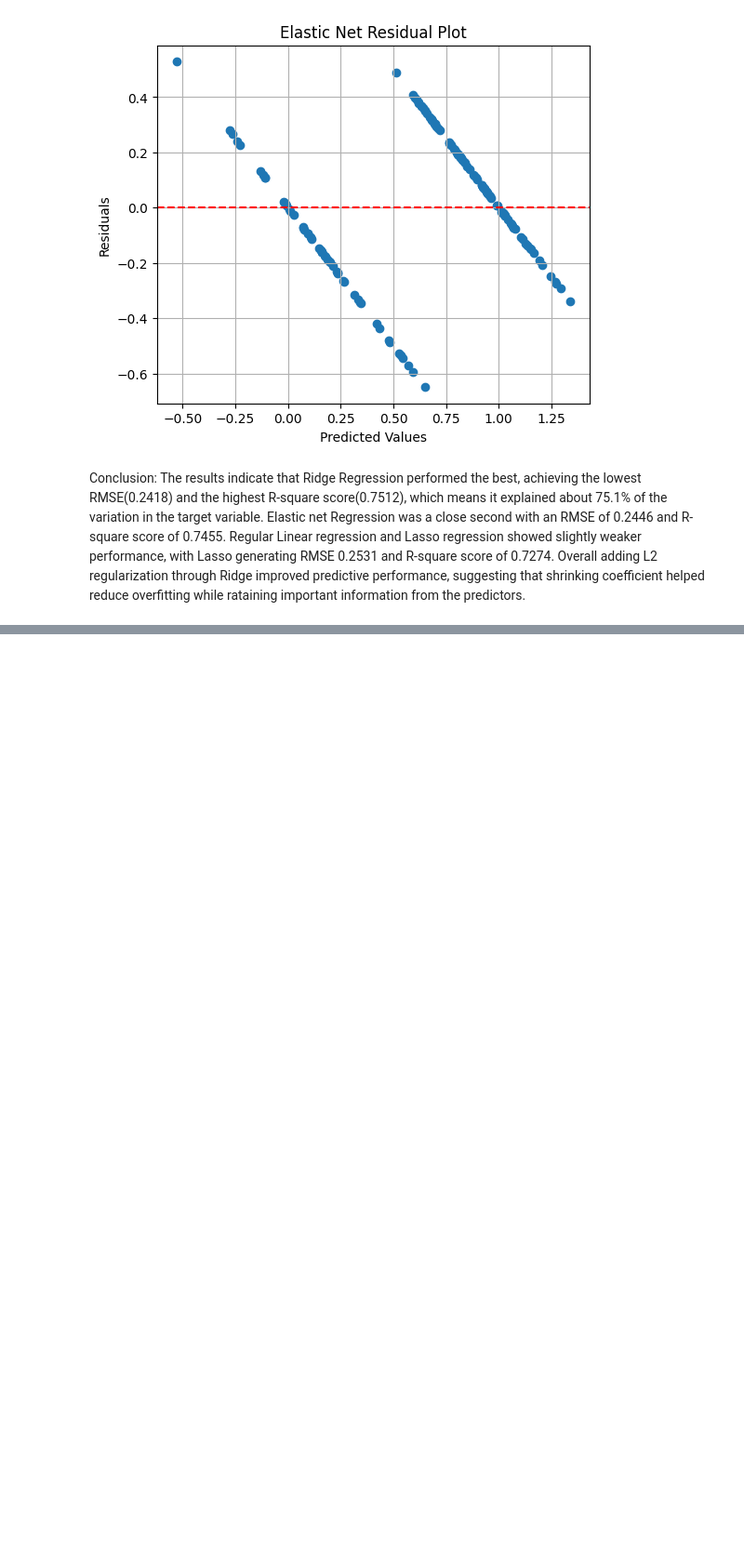
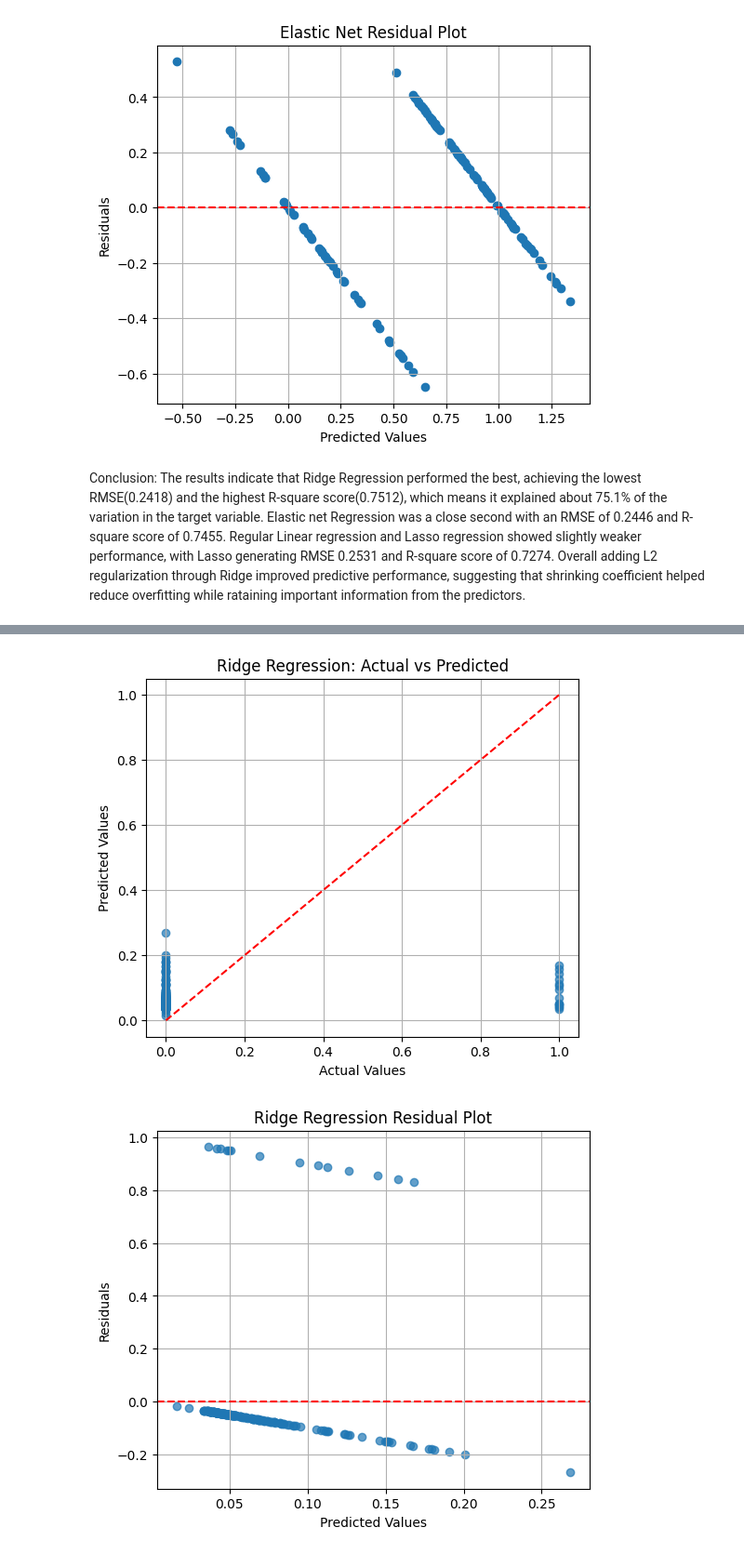
Before and after one commit to Jbaner/OMDSModC_Capstone_Project, a Jupyter notebook: OMDS_ModC_Week2_Banerjee_Jayeeta.ipynb, the cells around one changed output, grey strips where cells are left out. Shown at 93% size. Saved outputs shown, nothing was run; the diff lists cells and outputs as text; code cells hidden in the pictures; blank space fills up the shorter version.

```diff
--- a/OMDS_ModC_Week2_Banerjee_Jayeeta.ipynb
+++ b/OMDS_ModC_Week2_Banerjee_Jayeeta.ipynb
@@ -770,0 +909,65 @@ The results indicate that Ridge Regression performed the best, achieving the low
+# %%
+# Hyperparameter Tuning using 5-Fold Cross Validation
+param_grid = {'alpha': [0.001, 0.01, 0.1, 1, 2, 5, 10, 20, 50, 100]}
+
+ridge = Ridge()
+grid = GridSearchCV(
+    estimator=ridge,
+    param_grid=param_grid,
+    cv=5,
+    scoring='neg_root_mean_squared_error',
+    n_jobs=-1 )
+
+grid.fit(X_train_scaled, y_train)
+print("Best Alpha:", grid.best_params_['alpha'])
+print("Best CV RMSE:", -grid.best_score_)
+
+# Train Final Model (Best Estimator)
+model3 = grid.best_estimator_
+model3.fit(X_train_scaled, y_train)
+
+# Predictions
+y_pred3 = model3.predict(X_test_scaled)
+y_predClass3 = (y_pred3 >= 0.5).astype(int)
+
+# Test Set Evaluation
+ridge_rmse = np.sqrt(mean_squared_error(y_test, y_pred3))
+ridge_r2 = r2_score(y_test, y_pred3)
+accuracy = accuracy_score(y_test, y_predClass3)
+
+print("\nTest Set Results (Ridge Regression)")
+print("----------------")
+print("RMSE:", ridge_rmse)
+print("R²:", ridge_r2)
+print("Accuracy:", accuracy)
+
+# Feature Coefficients
+coef = pd.DataFrame({
+    "Feature": X.columns,
+    "Coefficient": model3.coef_ })
+
+coef = coef.sort_values(by="Coefficient", key=abs, ascending=False)
+print("\nTop Ridge Features:")
+print(coef.head(15))
+
+# Actual vs Predicted Plot
+plt.figure(figsize=(6,5))
+plt.scatter(y_test, y_pred3, alpha=0.7)
+plt.plot([0,1], [0,1], 'r--')
+plt.xlabel("Actual Values")
+plt.ylabel("Predicted Values")
+plt.title("Ridge Regression: Actual vs Predicted")
+plt.grid(True)
+plt.show()
+
+# Residual Plot
+residuals = y_test - y_pred3
+plt.figure(figsize=(6,5))
+plt.scatter(y_pred3, residuals, alpha=0.7)
+plt.axhline(y=0, color='red', linestyle='--')
+plt.xlabel("Predicted Values")
+plt.ylabel("Residuals")
+plt.title("Ridge Regression Residual Plot")
+plt.grid(True)
+plt.show()
+# %% [output]
@@ -770,0 +991,2 @@ The results indicate that Ridge Regression performed the best, achieving the low
+[figure, added]
+[figure, added]
```
Also changed, not shown: parts of 10 cells of this notebook.
